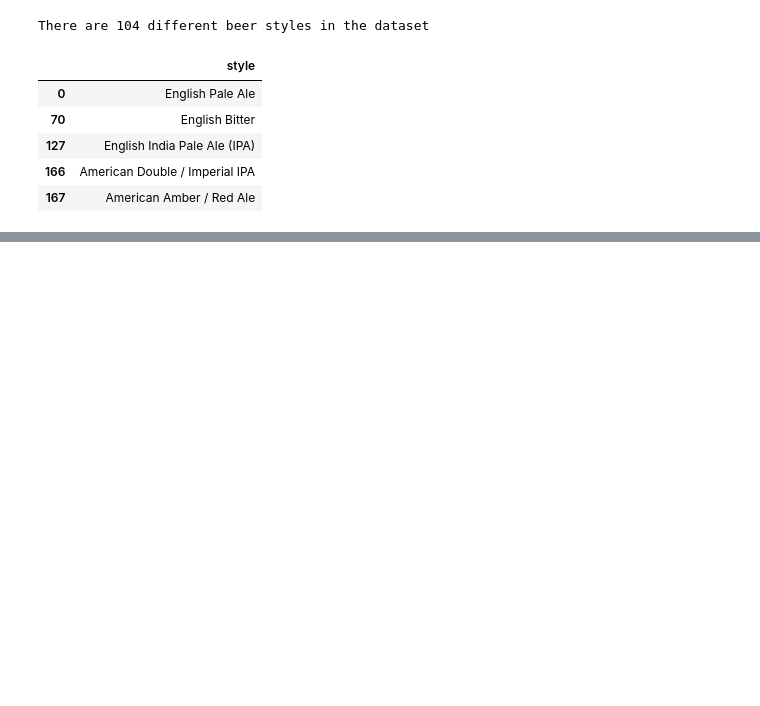
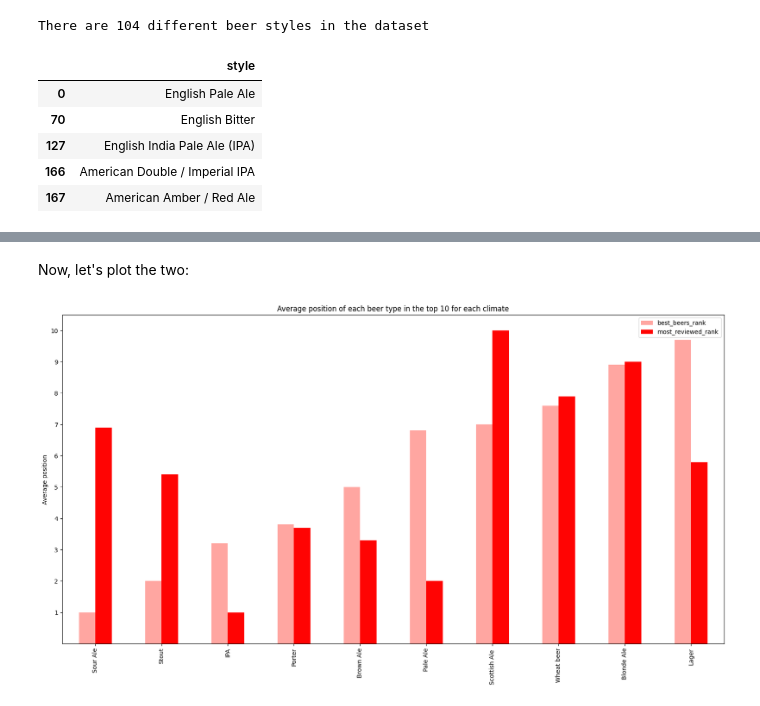
Before and after one commit to epfl-ada/ada-2023-project-riskybiscuits, a Jupyter notebook: styles_analysis.ipynb, the cells around one changed output, grey strips where cells are left out. Saved outputs shown, nothing was run; the diff lists cells and outputs as text; code cells hidden in the pictures; blank space fills up the shorter version.

```diff
--- a/styles_analysis.ipynb
+++ b/styles_analysis.ipynb
@@ -77,19 +96,3 @@ There are 104 different beer styles in the dataset
 | 127 | English India Pale Ale (IPA) |
 | 166 | American Double / Imperial IPA |
 | 167 | American Amber / Red Ale |
-# %%
-# reimport edited file with the corresponding beer types
-mapping_df = pd.DataFrame(pd.read_excel("beer_style_edited.xlsx"))
-print(
-    "There are {} different general beer types".format(
-        len(set(mapping_df["general_style"]))
-    )
-)
-
-# extract all general beer types
-general_beer_types = list(set(mapping_df["general_style"]))
-print(general_beer_types)
-
-# add a column to the us_users_ratings dataframe with the corresponding general beer type
-us_users_ratings = pd.merge(us_users_ratings, mapping_df, on="style", how="left")
-us_users_ratings.head()
@@ -105,0 +210,22 @@ There are 10 different general beer types
+# %% [markdown]
+Now, let's plot the two:
+# %%
+positions_per_beer = pd.DataFrame(columns=["beer_type", "best_beers_rank", "most_reviewed_rank"])
+
+for beer in best_beers_average_position:
+    positions_per_beer.loc[beer] = [beer, best_beers_average_position[beer], most_reviewed_position[beer]]
+
+positions_per_beer = positions_per_beer.sort_values(by="best_beers_rank", ascending=True)
+
+# Plot the two rankings for each beer type using barplot
+fig, ax = plt.subplots(figsize=(20, 10))
+
+light_red = "#FFA6A1"
+dark_red = "#FF0403"
+positions_per_beer.plot.bar(ax=ax, color=[light_red, dark_red])
+ax.set_ylabel("Average position")
+ax.set_title("Average position of each beer type in the top 10 for each climate")
+ax.set_yticks(np.arange(1, 11))
+plt.show()
+# %% [output]
+[figure, added]
```
Also changed, not shown: parts of 56 cells of this notebook.
